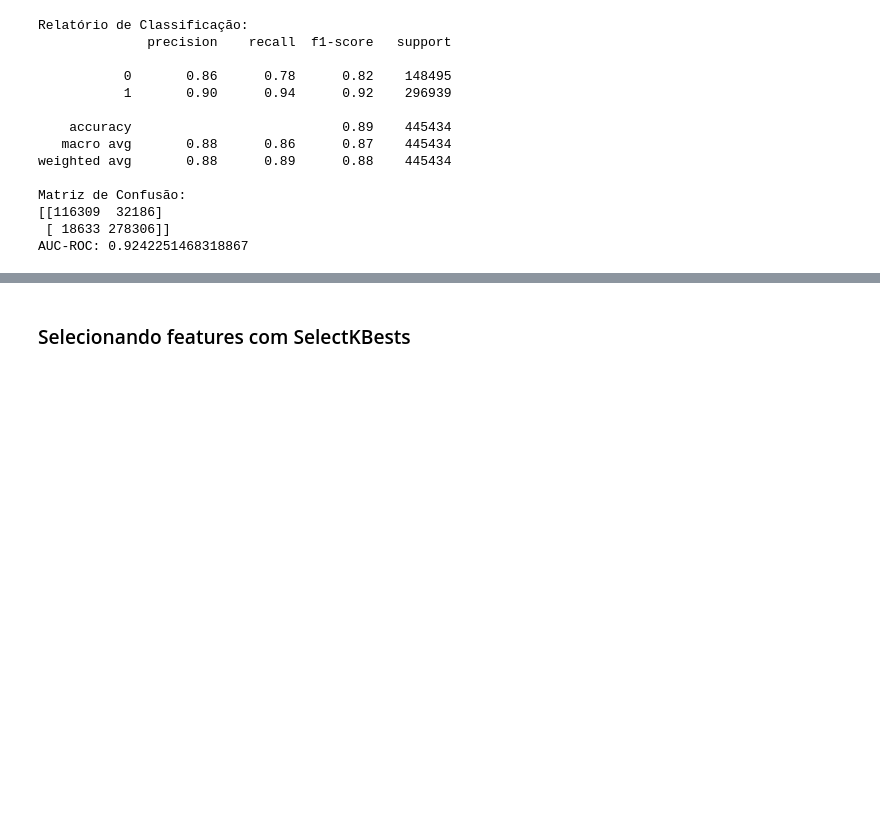
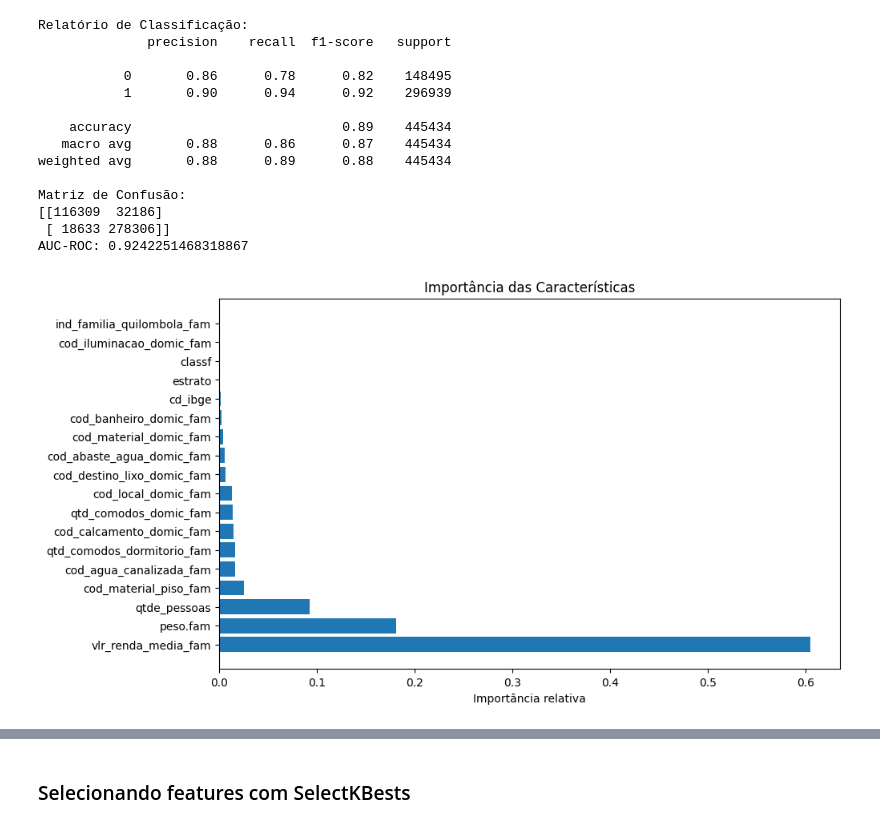
Before and after one commit to mariabandeira/AdministracaoPublica, a Jupyter notebook: CadUnico/RandomForest/TrainningKBests.ipynb, the cells around one changed output, grey strips where cells are left out. Saved outputs shown, nothing was run; the diff lists cells and outputs as text; code cells hidden in the pictures; blank space fills up the shorter version.

```diff
--- a/CadUnico/RandomForest/TrainningKBests.ipynb
+++ b/CadUnico/RandomForest/TrainningKBests.ipynb
@@ -126,6 +186,9 @@ Data columns (total 21 columns):
  20  marc_pbf                    1484779 non-null  int64
 dtypes: float64(16), int64(5)
 memory usage: 249.2 MB
+# %%
+feature_names = data.columns.tolist()
+feature_names.remove('marc_pbf')
 # %%
 # identificando colunas com apenas um valor
 single_value_columns = [col for col in data.columns if data[col].nunique() == 1 | 0]
@@ -200,3 +305,23 @@ Matriz de Confusão:
 [[116309  32186]
  [ 18633 278306]]
 AUC-ROC: 0.9242251468318867
+# %%
+from sklearn.ensemble import RandomForestClassifier
+import matplotlib.pyplot as plt
+import numpy as np
+
+# Obtendo a importância das características
+importances = rf_model.feature_importances_
+
+# Ordenando as características de acordo com a importância
+indices = np.argsort(importances)[::-1]
+
+# Visualizando a importância das características
+plt.figure(figsize=(10, 6))
+plt.title("Importância das Características")
+plt.barh(range(X_train.shape[1]), importances[indices], align="center")
+plt.yticks(range(X_train.shape[1]), np.array(feature_names)[indices])  # Se tiver os nomes das características
+plt.xlabel("Importância relativa")
+plt.show()
+# %% [output]
+[figure, added]
```
Also changed, not shown: parts of 18 cells of this notebook.
